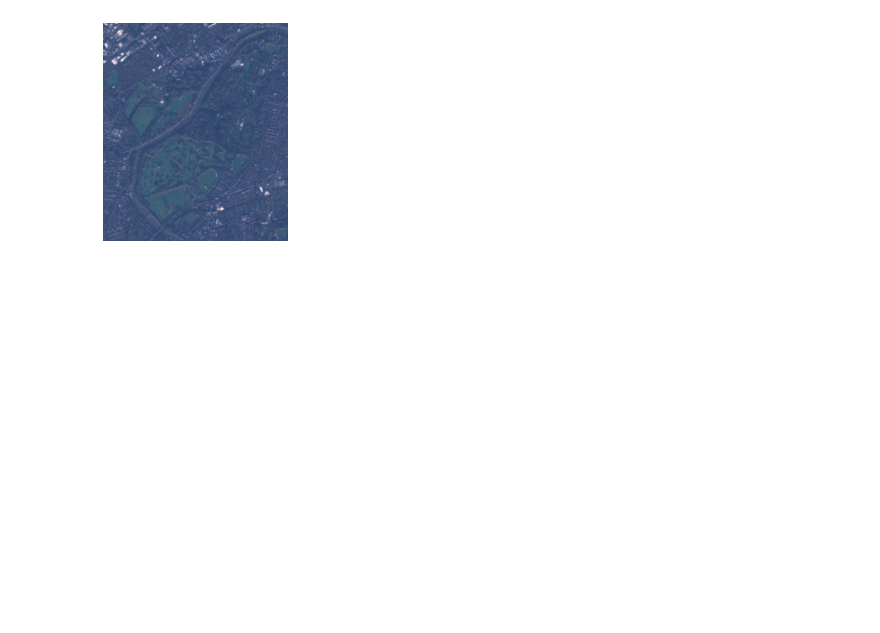
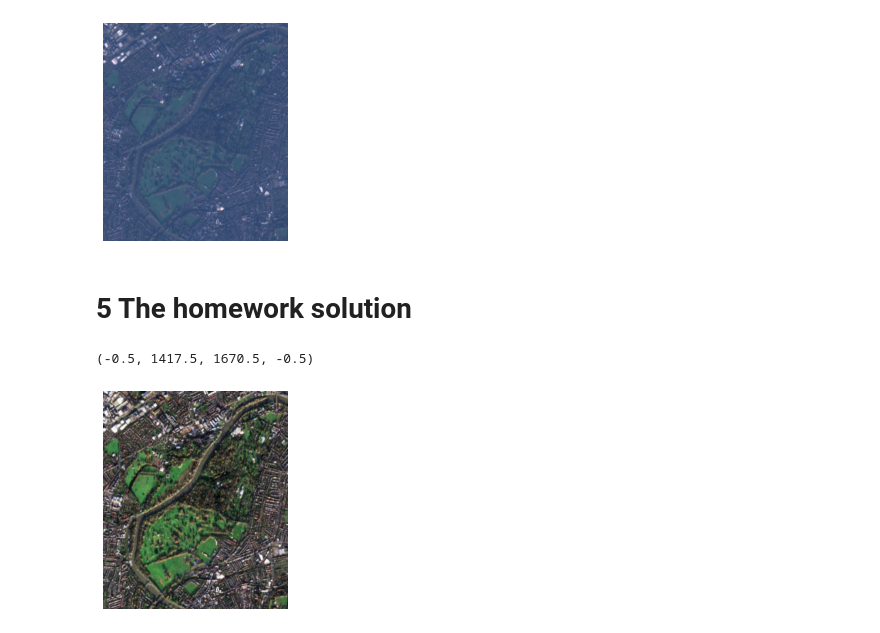
Before and after one commit to JarvisSan22/Jinlabs_learn_python_Notebooks, a Jupyter notebook: TJC_Sentinel_hub_1.ipynb, the cells around one changed output. Drawn from its saved outputs; the diff is of its cells as text; code cells hidden in the pictures; blank space fills up the shorter version.

```diff
--- a/TJC_Sentinel_hub_1.ipynb
+++ b/TJC_Sentinel_hub_1.ipynb
@@ -39,7 +55,7 @@ from sentinelhub import  CRS,BBox,  MimeType,SentinelHubRequest, SentinelHubDown
 # %%
 from sentinelhub import SHConfig
 config = SHConfig()
-config.sh_client_id=input("OAuth ID ") #"{OAuth ID }
-config.sh_client_secret=input("OAuth secret key") #"{OAuth secret key}"
+config.sh_client_id=os.environ["ID"][0:~0]  #input("OAuth ID ") #"{OAuth ID }
+config.sh_client_secret=os.environ["Secret"][0:~0] #= #input("OAuth secret key") #"{OAuth secret key}"
 if not config.sh_client_id or not config.sh_client_secret:
     print("Warning! To use Process API, please provide the credentials (OAuth client ID and client secret).")
@@ -175,0 +223,43 @@ Clipping input data to the valid range for imshow with RGB data ([0..1] for floa
+# %% [markdown]
+# 5 The homework solution
+# %%
+def enhance_contrast(image_matrix, bins=256):
+    image_flattened = image_matrix.flatten()
+    image_hist = np.zeros(bins)
+
+    # frequency count of each pixel
+    for pix in image_matrix:
+        image_hist[pix] += 1
+
+    # cummulative sum
+    cum_sum = np.cumsum(image_hist)
+    norm = (cum_sum - cum_sum.min()) * 255
+    # normalization of the pixel values
+    n_ = cum_sum.max() - cum_sum.min()
+    uniform_norm = norm / n_
+    uniform_norm = uniform_norm.astype('int')
+
+    # flat histogram
+    image_eq = uniform_norm[image_flattened]
+    # reshaping the flattened matrix to its original shape
+    image_eq = np.reshape(a=image_eq, newshape=image_matrix.shape)
+
+    return image_eq
+
+image_src=true_color_imgs[0]
+r_image = image_src[:, :, 0]
+g_image = image_src[:, :, 1]
+b_image = image_src[:, :, 2]
+
+r_image_eq = enhance_contrast(image_matrix=r_image)
+g_image_eq = enhance_contrast(image_matrix=g_image)
+b_image_eq = enhance_contrast(image_matrix=b_image)
+
+
+image_equalized= np.dstack(tup=(r_image_eq, g_image_eq, b_image_eq))
+
+plt.imshow(image_equalized)
+plt.axis(False)
+# %% [output]
+(-0.5, 1417.5, 1670.5, -0.5)
+[figure, added]
```
Also changed, not shown: parts of 9 cells of this notebook.
